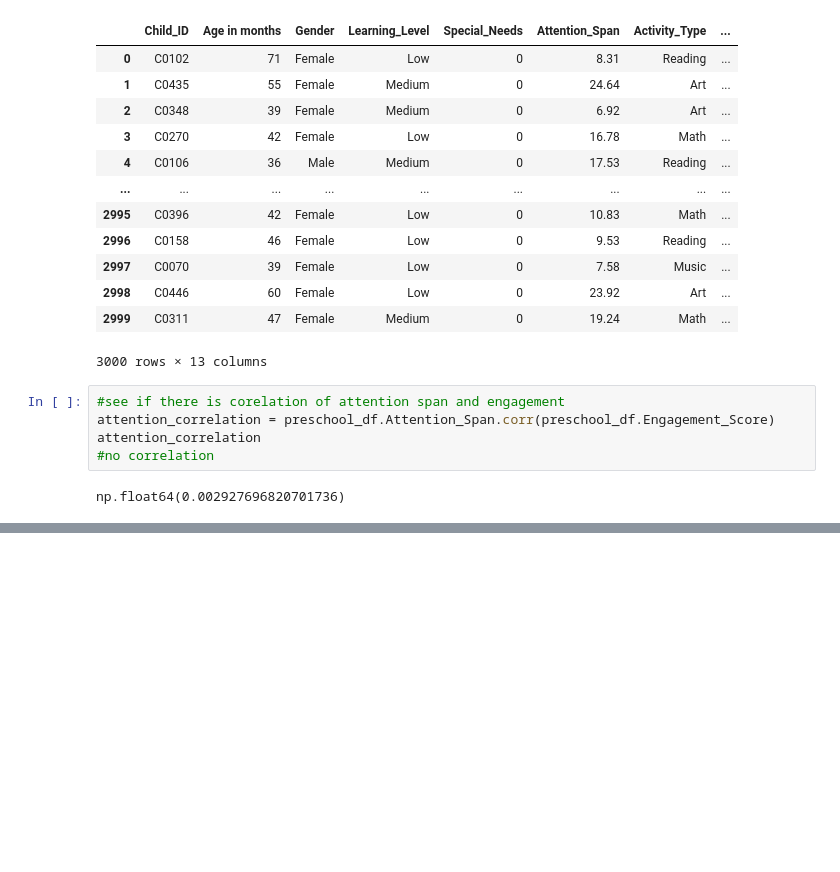
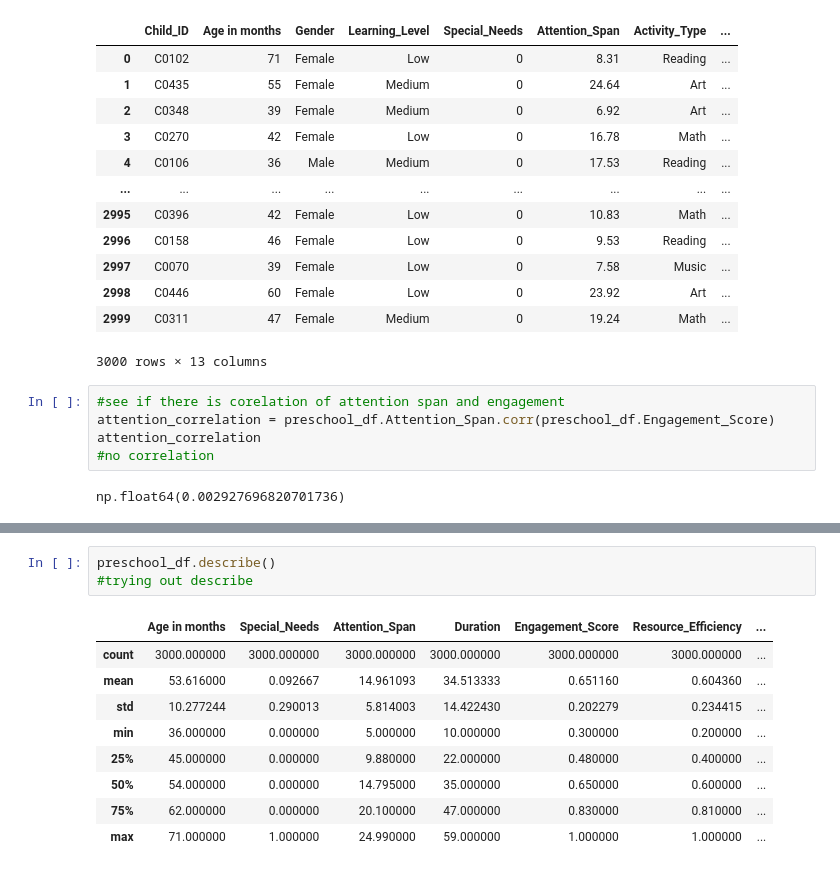
Before and after one commit to chloe-lo-wpp/dataset-asm-05, a Jupyter notebook: RepoClass5Asm.ipynb, the cells around one changed output, grey strips where cells are left out. Cells and saved outputs as stored; diff of their text form; blank space fills up the shorter version.

```diff
--- a/RepoClass5Asm.ipynb
+++ b/RepoClass5Asm.ipynb
@@ -50,0 +134,13 @@ plt.show()
+# %%
+preschool_df.describe()
+#trying out describe
+# %% [output]
+|  | Age in months | Special_Needs | Attention_Span | Duration | Engagement_Score | Resource_Efficiency | ... |
+| count | 3000.000000 | 3000.000000 | 3000.000000 | 3000.000000 | 3000.000000 | 3000.000000 | ... |
+| mean | 53.616000 | 0.092667 | 14.961093 | 34.513333 | 0.651160 | 0.604360 | ... |
+| std | 10.277244 | 0.290013 | 5.814003 | 14.422430 | 0.202279 | 0.234415 | ... |
+| min | 36.000000 | 0.000000 | 5.000000 | 10.000000 | 0.300000 | 0.200000 | ... |
+| 25% | 45.000000 | 0.000000 | 9.880000 | 22.000000 | 0.480000 | 0.400000 | ... |
+| 50% | 54.000000 | 0.000000 | 14.795000 | 35.000000 | 0.650000 | 0.600000 | ... |
+| 75% | 62.000000 | 0.000000 | 20.100000 | 47.000000 | 0.830000 | 0.810000 | ... |
+| max | 71.000000 | 1.000000 | 24.990000 | 59.000000 | 1.000000 | 1.000000 | ... |
```
Also changed, not shown: parts of 31 cells of this notebook.
